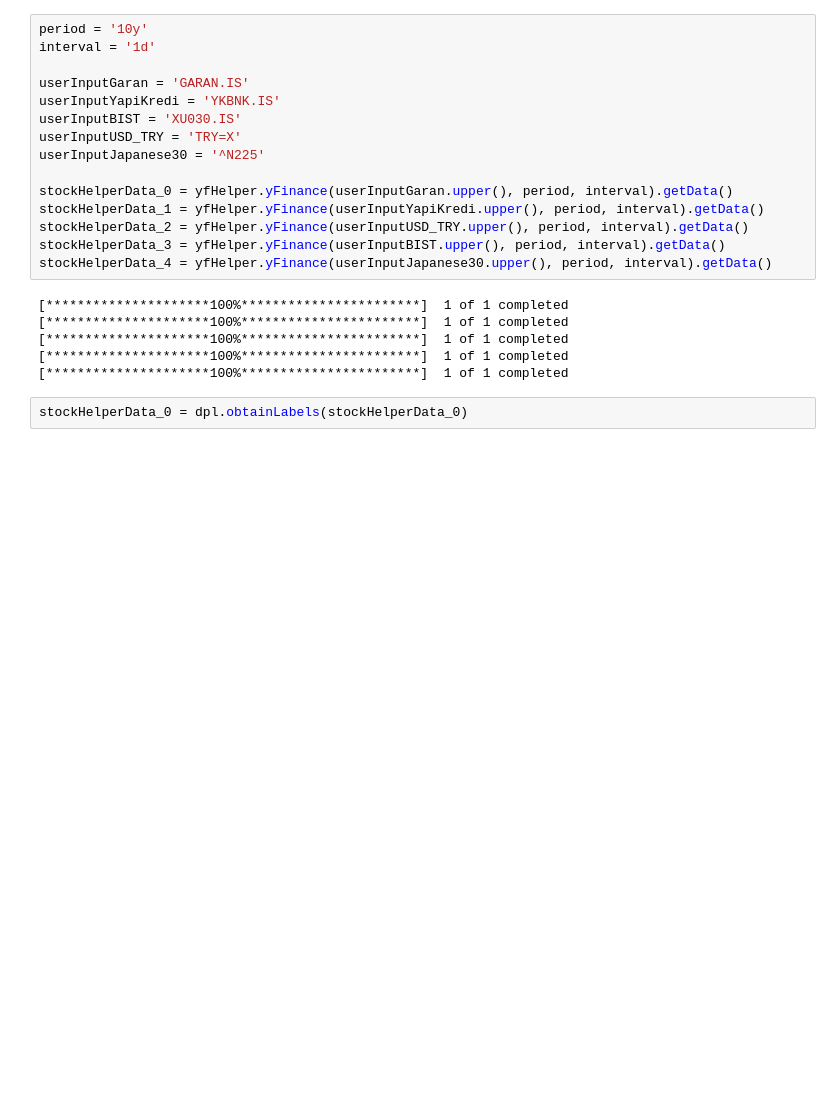
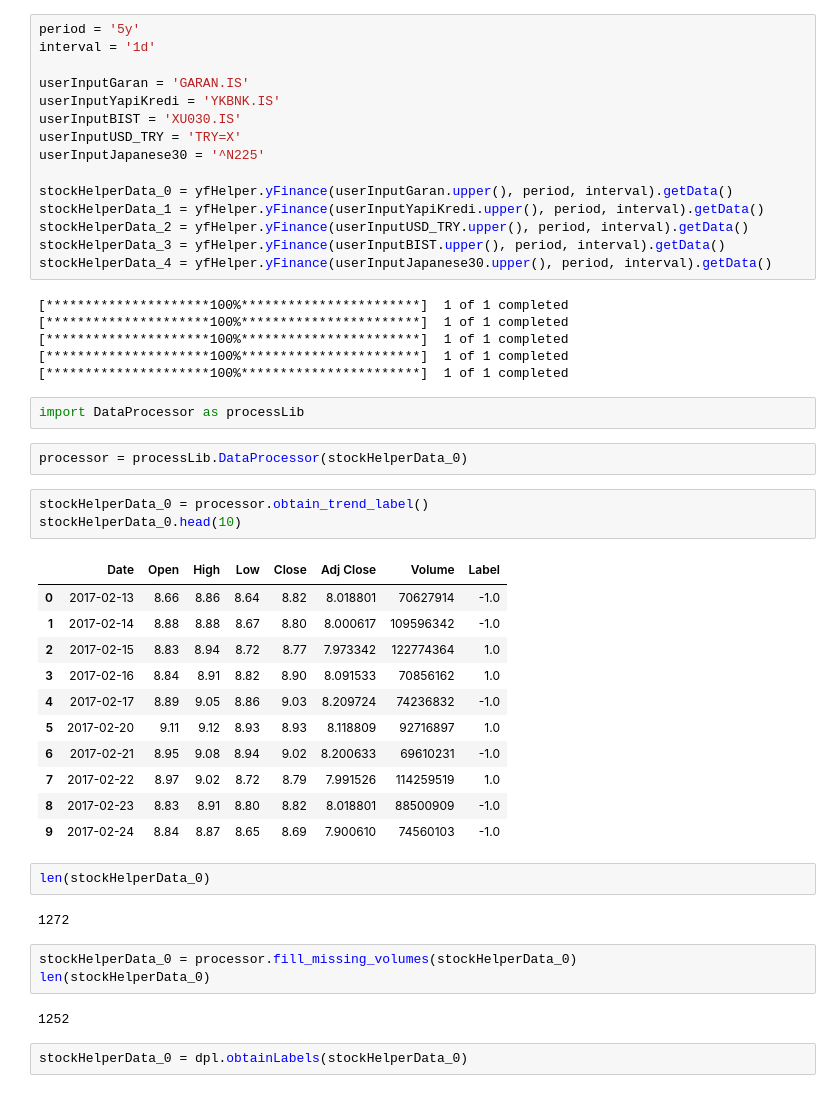
Before and after one commit to batuhanduyuler01/TradingHelper, a Jupyter notebook: deeplearning_model/deepLearningAlgo.ipynb, the cells around one changed output. Cells and saved outputs as stored; diff of their text form; blank space fills up the shorter version.

```diff
--- a/deeplearning_model/deepLearningAlgo.ipynb
+++ b/deeplearning_model/deepLearningAlgo.ipynb
@@ -20,7 +20,7 @@ import data_process_lib as dpl
         # (optional, default is '1d')
         #interval = "1m",
 # %%
-period = '10y'
+period = '5y'
 interval = '1d'
 
 userInputGaran = 'GARAN.IS'
@@ -40,6 +40,34 @@ stockHelperData_4 = yfHelper.yFinance(userInputJapanese30.upper(), period, inter
 [*********************100%***********************]  1 of 1 completed
 [*********************100%***********************]  1 of 1 completed
 [*********************100%***********************]  1 of 1 completed
+# %%
+import DataProcessor as processLib
+# %%
+processor = processLib.DataProcessor(stockHelperData_0)
+# %%
+stockHelperData_0 = processor.obtain_trend_label()
+stockHelperData_0.head(10)
+# %% [output]
+|  | Date | Open | High | Low | Close | Adj Close | Volume | Label |
+| 0 | 2017-02-13 | 8.66 | 8.86 | 8.64 | 8.82 | 8.018801 | 70627914 | -1.0 |
+| 1 | 2017-02-14 | 8.88 | 8.88 | 8.67 | 8.80 | 8.000617 | 109596342 | -1.0 |
+| 2 | 2017-02-15 | 8.83 | 8.94 | 8.72 | 8.77 | 7.973342 | 122774364 | 1.0 |
+| 3 | 2017-02-16 | 8.84 | 8.91 | 8.82 | 8.90 | 8.091533 | 70856162 | 1.0 |
+| 4 | 2017-02-17 | 8.89 | 9.05 | 8.86 | 9.03 | 8.209724 | 74236832 | -1.0 |
+| 5 | 2017-02-20 | 9.11 | 9.12 | 8.93 | 8.93 | 8.118809 | 92716897 | 1.0 |
+| 6 | 2017-02-21 | 8.95 | 9.08 | 8.94 | 9.02 | 8.200633 | 69610231 | -1.0 |
+| 7 | 2017-02-22 | 8.97 | 9.02 | 8.72 | 8.79 | 7.991526 | 114259519 | 1.0 |
+| 8 | 2017-02-23 | 8.83 | 8.91 | 8.80 | 8.82 | 8.018801 | 88500909 | -1.0 |
+| 9 | 2017-02-24 | 8.84 | 8.87 | 8.65 | 8.69 | 7.900610 | 74560103 | -1.0 |
+# %%
+len(stockHelperData_0)
+# %% [output]
+1272
+# %%
+stockHelperData_0 = processor.fill_missing_volumes(stockHelperData_0)
+len(stockHelperData_0)
+# %% [output]
+1252
 # %%
 stockHelperData_0 = dpl.obtainLabels(stockHelperData_0)
 # %%
```
Also changed, not shown: parts of 11 cells of this notebook, 4 other files.
